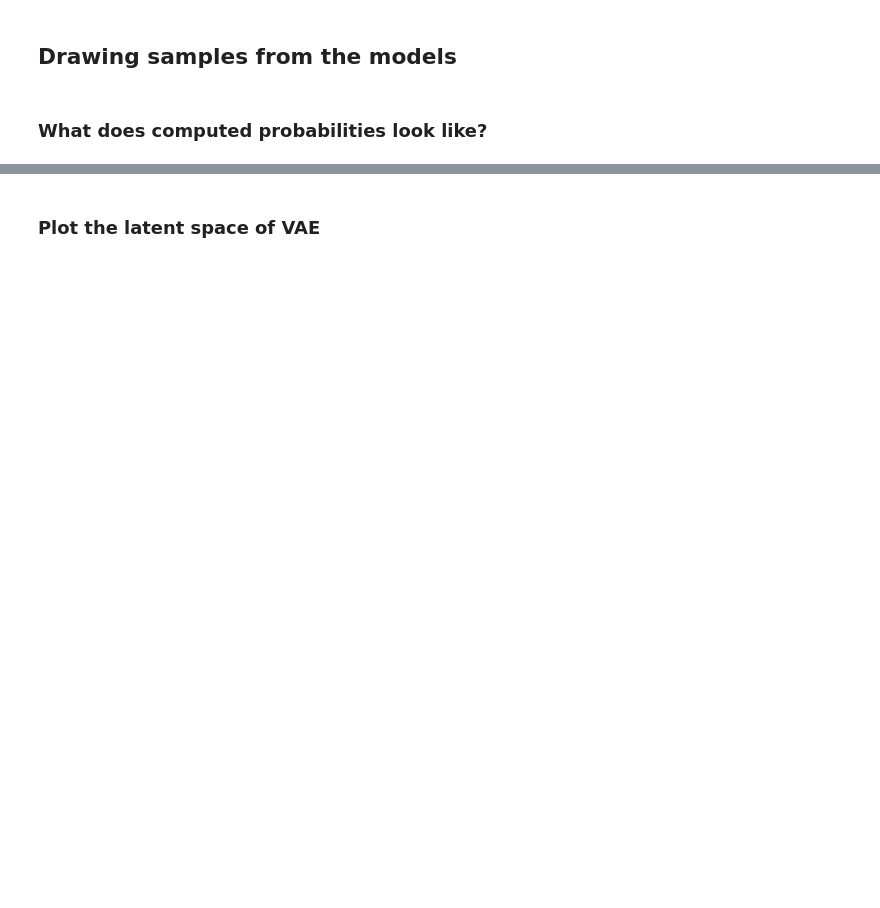
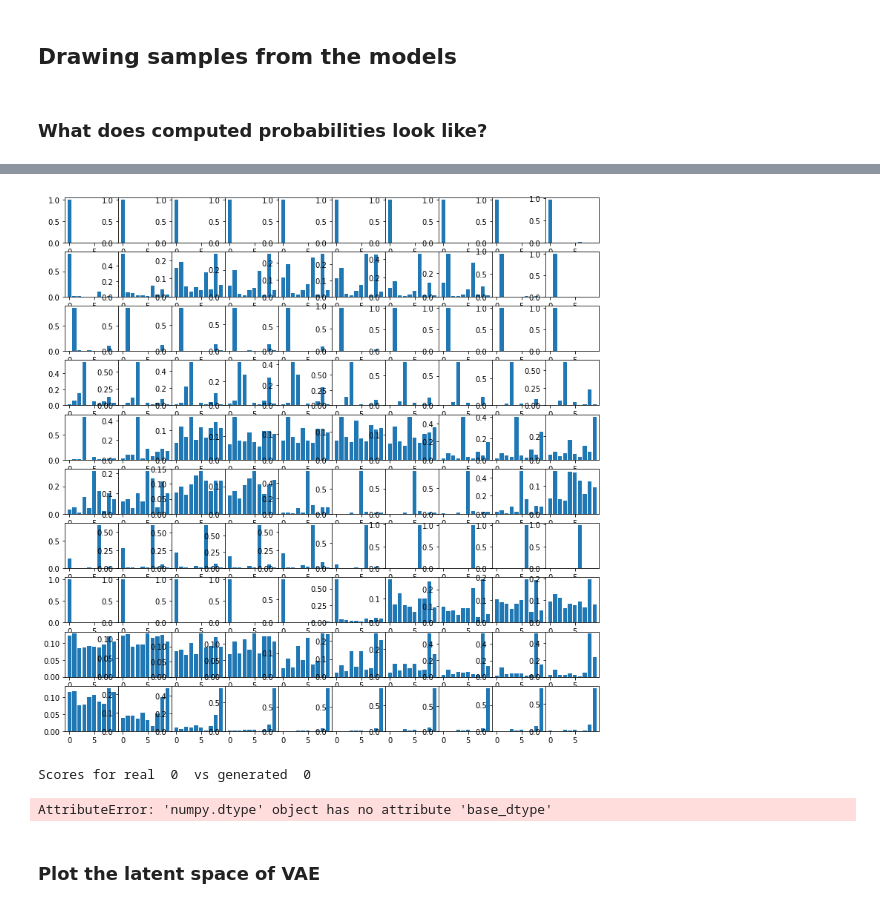
Before and after one commit to zchen15/CS253_lec14, a Jupyter notebook: vae_zc.ipynb, the cells around one changed output, grey strips where cells are left out. Cells and saved outputs as stored; diff of their text form; code cells hidden in the pictures; blank space fills up the shorter version.

```diff
--- a/vae_zc.ipynb
+++ b/vae_zc.ipynb
@@ -400,3 +413,27 @@ for i in dig:
+# %%
+plt.figure(6, figsize = (10,10))
+data = reshapeMNIST(x_cvae)
+cvae_prob = model.predict(data)
+plotHist(cvae_prob)
+# %% [output]
+[figure, added]
+# %%
+q_cvae = np.sum(cvae_prob)
+q_real = np.sum(real_prob)
+
+for i in dig:
+    print('Scores for real ',i,' vs generated ',i)
+    p_cvae = np.sum(cvae_prob[0+10*i:9+9*i])
+    p_real = np.sum(real_prob[0+10*i:9+9*i])
+
+    print('FID Score for cvae: ', getKLDiv(p_cvae, p_real))
+    print('Inception Score for CVAE', getKLDiv(p_cvae, q_cvae))
+
+    print('FID Score for cvae', getKLDiv(p_real, p_real))
+    print('Inception Score for Real numbers', getKLDiv(p_real, q_real))
+# %% [output]
+Scores for real  0  vs generated  0
+AttributeError: 'numpy.dtype' object has no attribute 'base_dtype'
 # %% [markdown]
 ### Plot the latent space of VAE
 # %%
```
Also changed, not shown: parts of 14 cells of this notebook.
